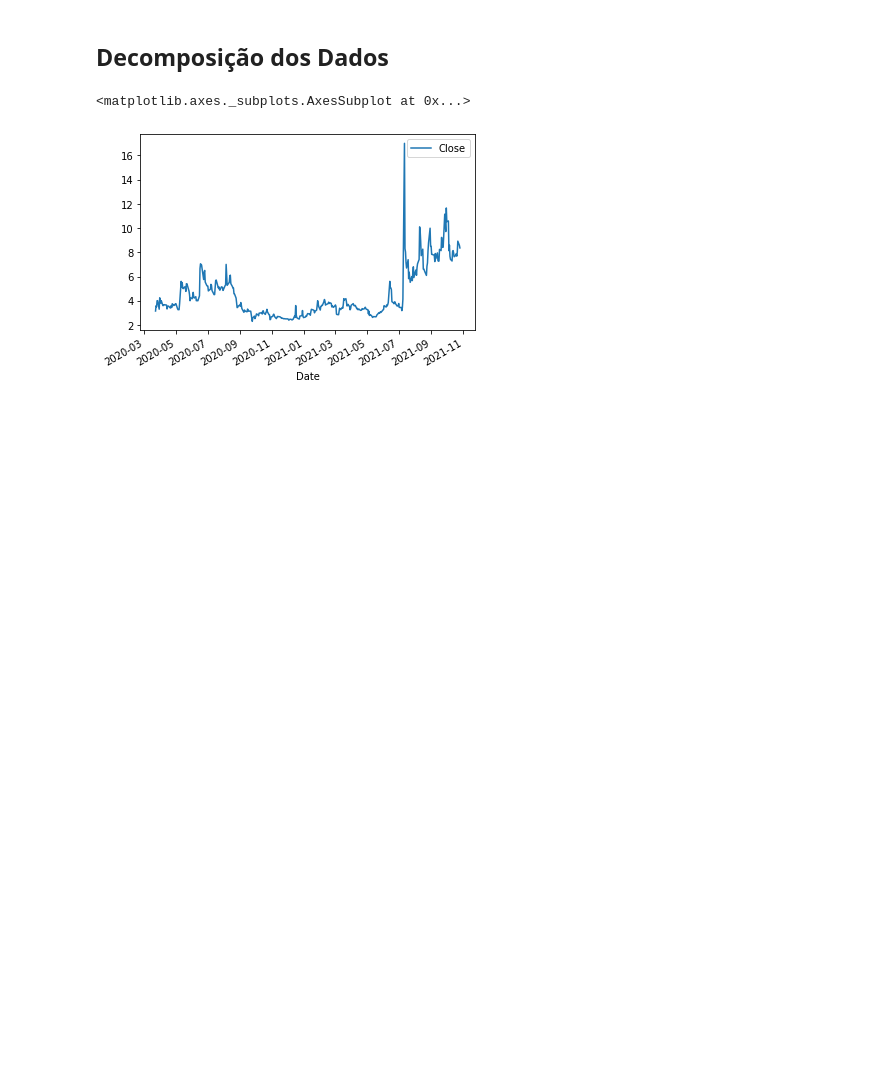
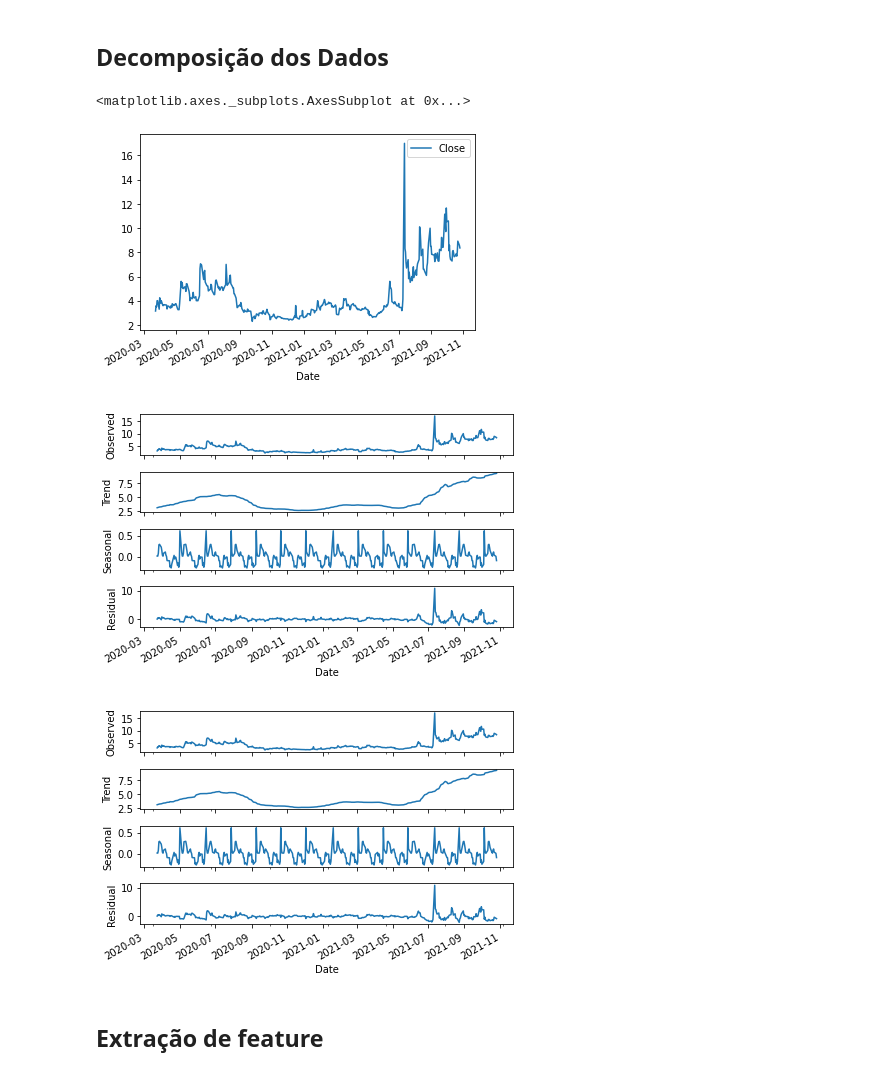
Before and after one commit to joaopedrofcl/Analise_de_Ativos, a Jupyter notebook: analise_mdias.ipynb, the cells around one changed output. Cells and saved outputs as stored; diff of their text form; code cells hidden in the pictures; blank space fills up the shorter version.

```diff
--- a/analise_mdias.ipynb
+++ b/analise_mdias.ipynb
@@ -52,3 +52,10 @@ mdias_df[['Close']].plot()
 # %% [output]
 <matplotlib.axes._subplots.AxesSubplot at 0x...>
 [figure]
+# %%
+decomp.plot()
+# %% [output]
+[figure, added]
+[figure, added]
+# %% [markdown]
+## Extração de feature
```
Also changed, not shown: parts of 1 cell of this notebook.
